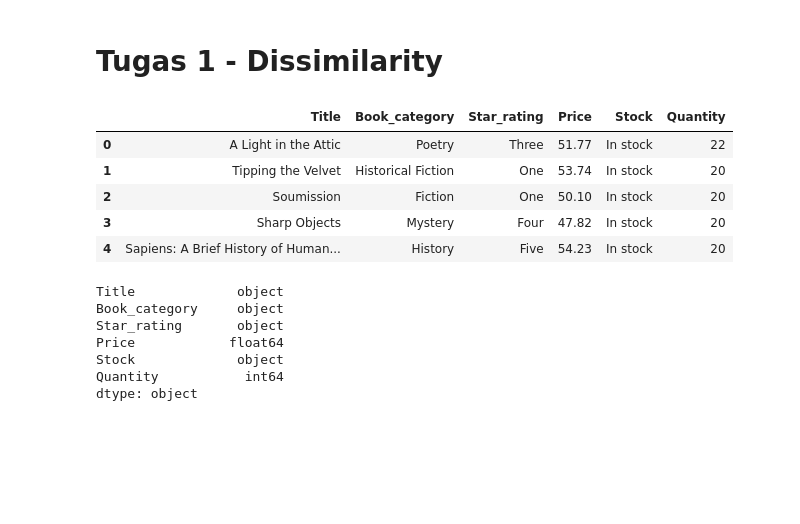
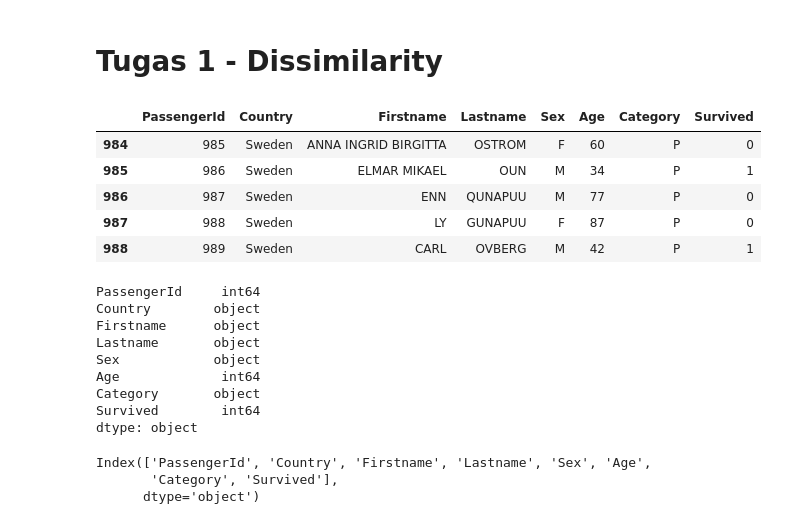
Before and after one commit to Purnomo-Ribut/datamining, a Jupyter notebook: _sources/Tugas-1.ipynb, the cells around one changed output. Drawn from its saved outputs; the diff is of its cells as text; code cells hidden in the pictures; blank space fills up the shorter version.

```diff
--- a/_sources/Tugas-1.ipynb
+++ b/_sources/Tugas-1.ipynb
@@ -3,23 +7,25 @@
 # %%
-#awal mengimpor library pandas, lalu menampilkan data yang sudah di upload di google drive
-import pandas as pd
-data = pd.read_csv('/content/drive/MyDrive/Classroom/Data Meaning/tugas/tugas 1/archive (2).zip')
-data.head(5)
+#lalu menampilkan data yang sudah di upload di google drive
+data = pd.read_csv('/content/drive/MyDrive/datamining/tugas/archive (3).zip')
+#menampikan data dari bawah karena ada survived yang berbeda
+data.tail()
 # %% [output]
-|  | Title | Book_category | Star_rating | Price | Stock | Quantity |
-| 0 | A Light in the Attic | Poetry | Three | 51.77 | In stock | 22 |
-| 1 | Tipping the Velvet | Historical Fiction | One | 53.74 | In stock | 20 |
-| 2 | Soumission | Fiction | One | 50.10 | In stock | 20 |
-| 3 | Sharp Objects | Mystery | Four | 47.82 | In stock | 20 |
-| 4 | Sapiens: A Brief History of Human... | History | Five | 54.23 | In stock | 20 |
+|  | PassengerId | Country | Firstname | Lastname | Sex | Age | Category | Survived |
+| 984 | 985 | Sweden | ANNA INGRID BIRGITTA | OSTROM | F | 60 | P | 0 |
+| 985 | 986 | Sweden | ELMAR MIKAEL | OUN | M | 34 | P | 1 |
+| 986 | 987 | Sweden | ENN | QUNAPUU | M | 77 | P | 0 |
+| 987 | 988 | Sweden | LY | GUNAPUU | F | 87 | P | 0 |
+| 988 | 989 | Sweden | CARL | OVBERG | M | 42 | P | 1 |
 # %%
 #mengecek tipe data yang ada di data
 data.dtypes
 # %% [output]
-Title             object
-Book_category     object
-Star_rating       object
-Price            float64
-Stock             object
-Quantity           int64
+PassengerId     int64
+Country        object
+Firstname      object
+Lastname       object
+Sex            object
+Age             int64
+Category       object
+Survived        int64
 dtype: object
@@ -25,0 +39,7 @@ dtype: object
+# %%
+# Tampilkan semua kolom dari kerangka data
+data.columns
+# %% [output]
+Index(['PassengerId', 'Country', 'Firstname', 'Lastname', 'Sex', 'Age',
+       'Category', 'Survived'],
+      dtype='object')
```
Also changed, not shown: parts of 27 cells of this notebook, 8 other files.
